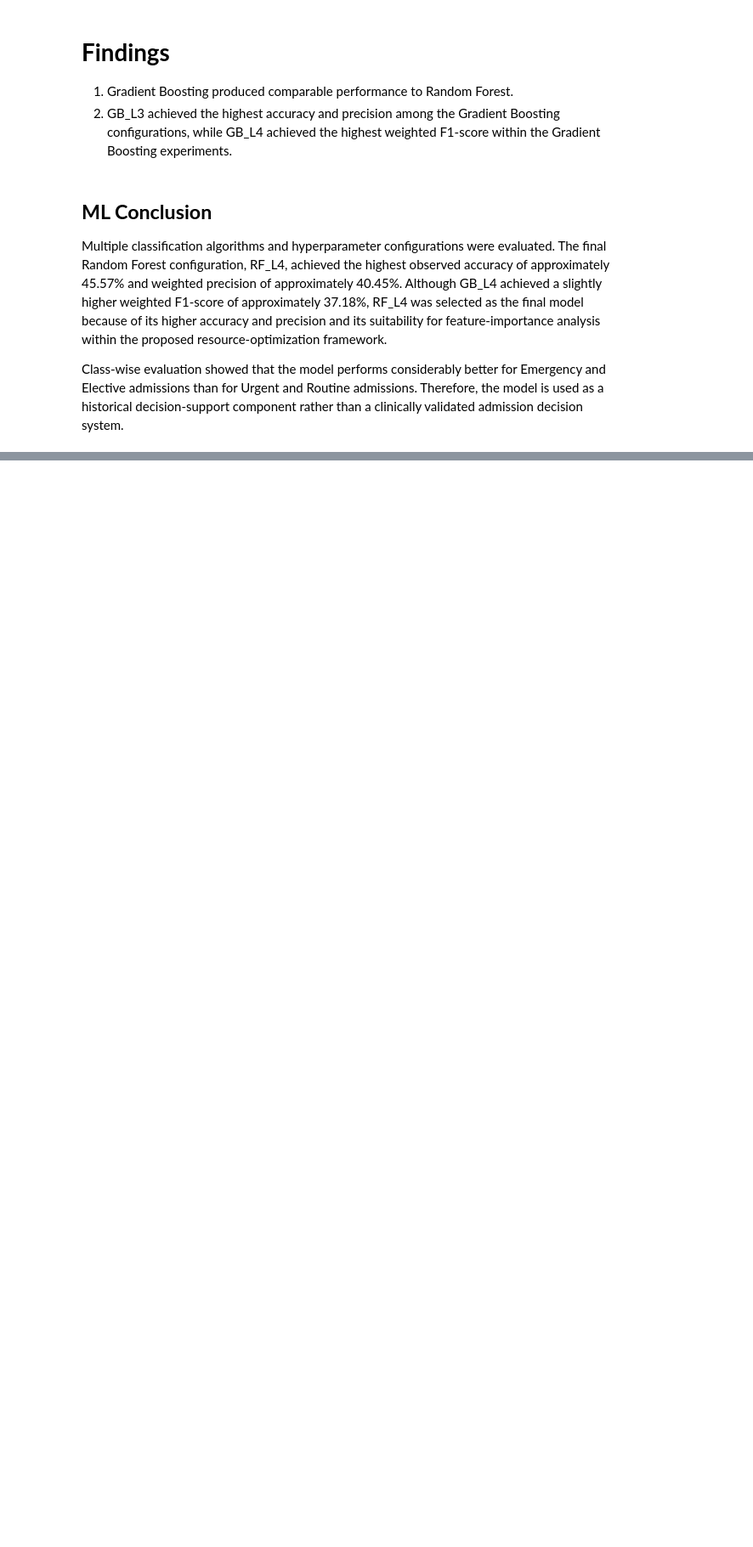
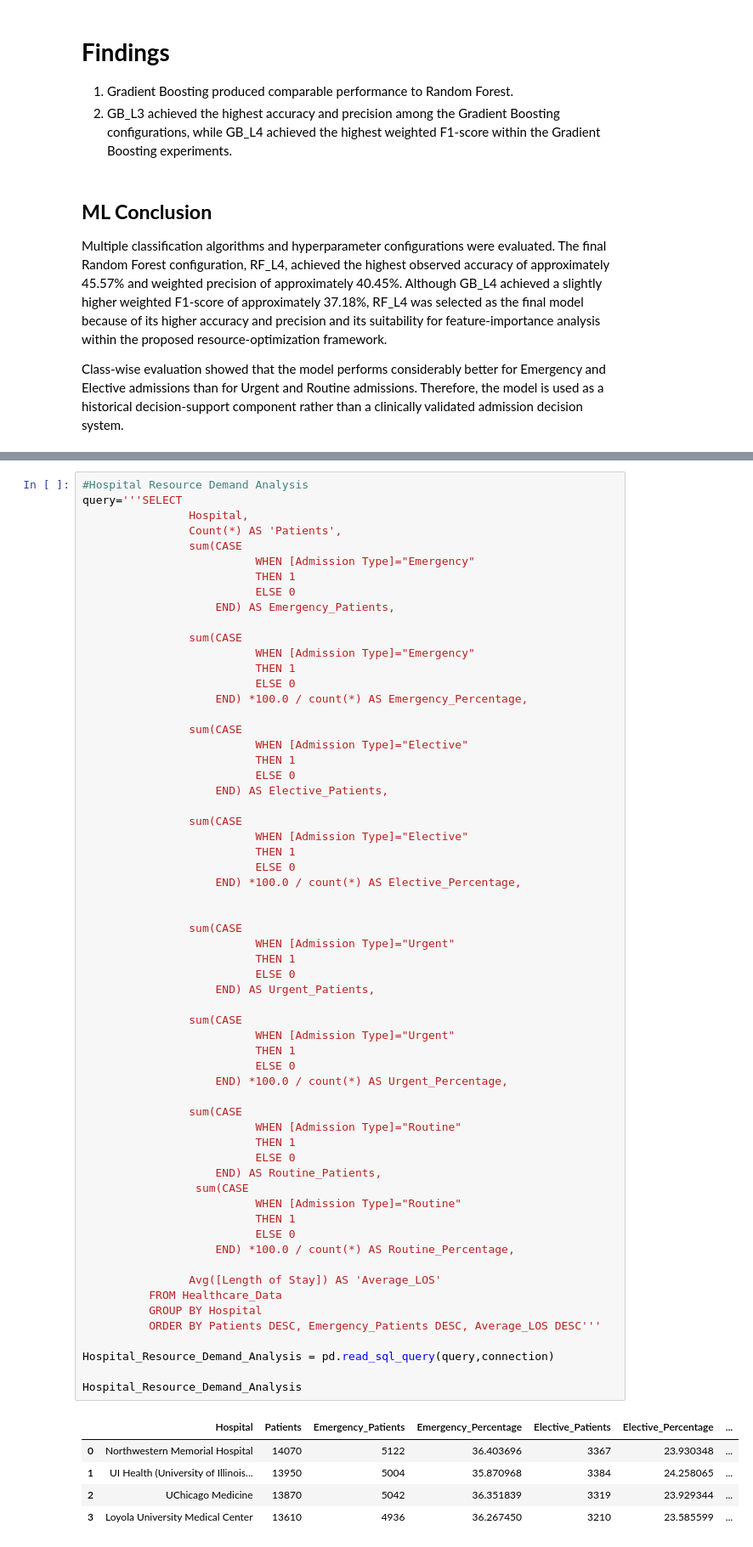
Before and after one commit to Srikhanth14/Data_Analysis_Projects, a Jupyter notebook: HealthCare_Resource_Optimization.ipynb, the cells around one changed output, grey strips where cells are left out. Shown at 85% size. Cells and saved outputs as stored; diff of their text form; blank space fills up the shorter version.

```diff
--- a/HealthCare_Resource_Optimization.ipynb
+++ b/HealthCare_Resource_Optimization.ipynb
@@ -810,0 +1195,67 @@ Class-wise evaluation showed that the model performs considerably better for Eme
+# %%
+#Hospital Resource Demand Analysis
+query='''SELECT
+                Hospital,
+                Count(*) AS 'Patients',
+                sum(CASE
+                          WHEN [Admission Type]="Emergency"
+                          THEN 1
+                          ELSE 0
+                    END) AS Emergency_Patients,
+
+                sum(CASE
+                          WHEN [Admission Type]="Emergency"
+                          THEN 1
+                          ELSE 0
+                    END) *100.0 / count(*) AS Emergency_Percentage,
+
+                sum(CASE
+                          WHEN [Admission Type]="Elective"
+                          THEN 1
+                          ELSE 0
+                    END) AS Elective_Patients,
+
+                sum(CASE
+                          WHEN [Admission Type]="Elective"
+                          THEN 1
+                          ELSE 0
+                    END) *100.0 / count(*) AS Elective_Percentage,
+
+
+                sum(CASE
+                          WHEN [Admission Type]="Urgent"
+                          THEN 1
+                          ELSE 0
+                    END) AS Urgent_Patients,
+
+                sum(CASE
+                          WHEN [Admission Type]="Urgent"
+                          THEN 1
+                          ELSE 0
+                    END) *100.0 / count(*) AS Urgent_Percentage,
+
+                sum(CASE
+                          WHEN [Admission Type]="Routine"
+                          THEN 1
+                          ELSE 0
+                    END) AS Routine_Patients,
+                 sum(CASE
+                          WHEN [Admission Type]="Routine"
+                          THEN 1
+                          ELSE 0
+                    END) *100.0 / count(*) AS Routine_Percentage,
+
+                Avg([Length of Stay]) AS 'Average_LOS'
+          FROM Healthcare_Data
+          GROUP BY Hospital
+          ORDER BY Patients DESC, Emergency_Patients DESC, Average_LOS DESC'''
+
+Hospital_Resource_Demand_Analysis = pd.read_sql_query(query,connection)
+
+Hospital_Resource_Demand_Analysis
+# %% [output]
+|  | Hospital | Patients | Emergency_Patients | Emergency_Percentage | Elective_Patients | Elective_Percentage | ... |
+| 0 | Northwestern Memorial Hospital | 14070 | 5122 | 36.403696 | 3367 | 23.930348 | ... |
+| 1 | UI Health (University of Illinois... | 13950 | 5004 | 35.870968 | 3384 | 24.258065 | ... |
+| 2 | UChicago Medicine | 13870 | 5042 | 36.351839 | 3319 | 23.929344 | ... |
+| 3 | Loyola University Medical Center | 13610 | 4936 | 36.267450 | 3210 | 23.585599 | ... |
```
Also changed, not shown: parts of 25 cells of this notebook.
